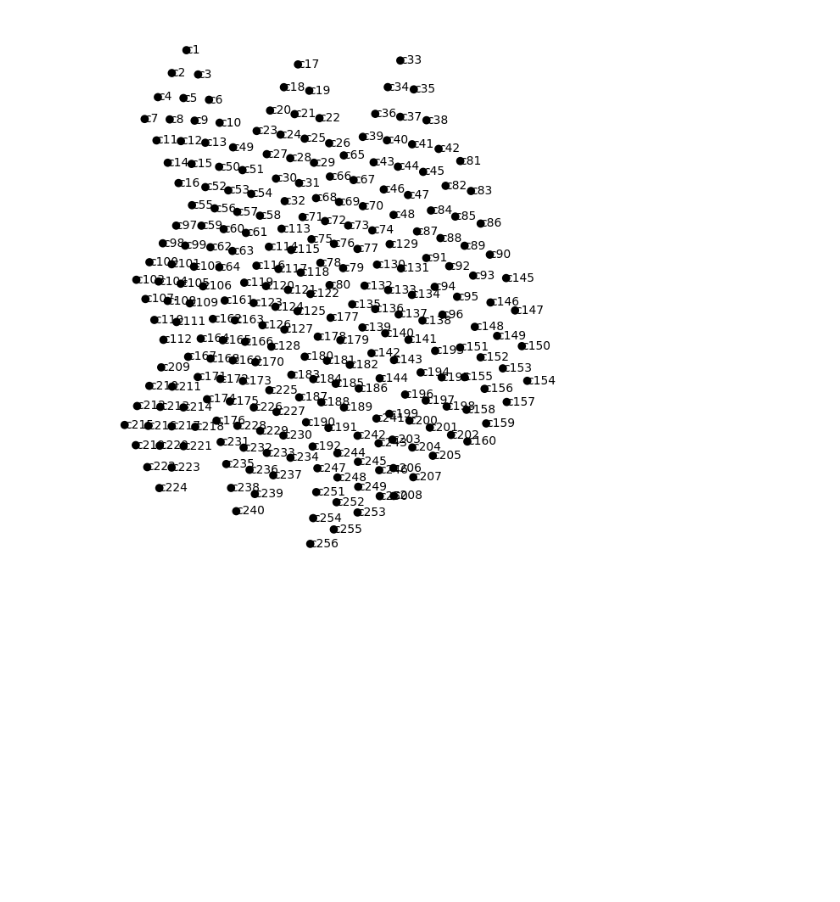
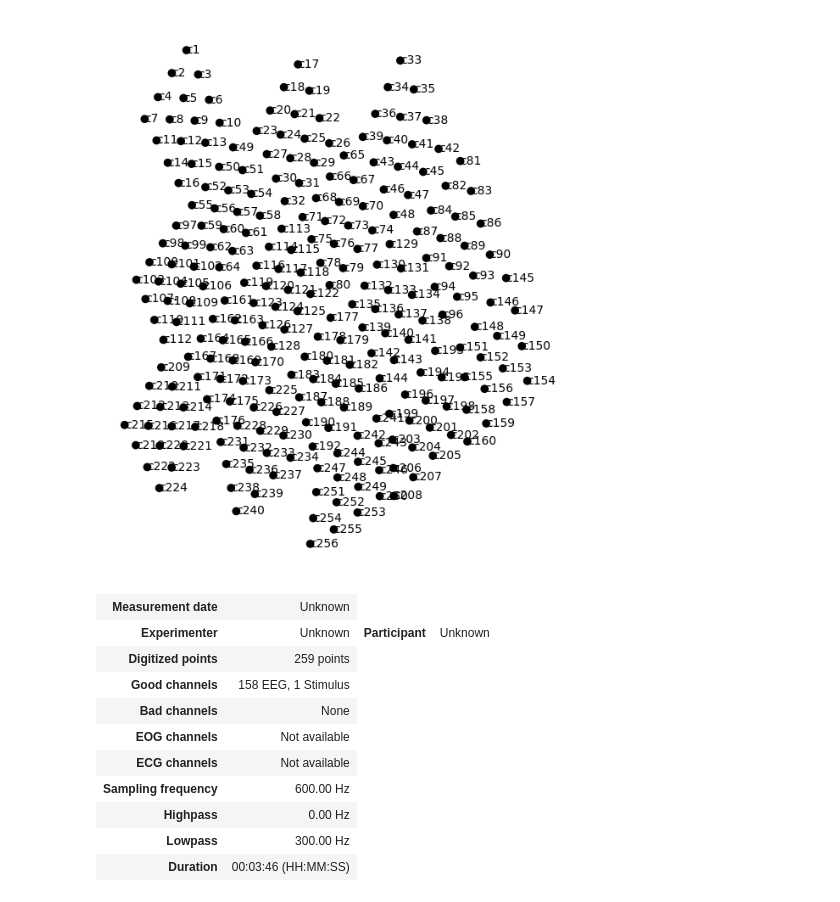
Before and after one commit to nemesgyadam/uHD-DL, a Jupyter notebook: load_data.ipynb, the cells around one changed output. Saved outputs shown, nothing was run; the diff lists cells and outputs as text; code cells hidden in the pictures; blank space fills up the shorter version.

```diff
--- a/load_data.ipynb
+++ b/load_data.ipynb
@@ -78,3 +78,20 @@ demo.plot_sensors(show_names=True)
 # %% [output]
 [figure]
 [figure]
+# %%
+out_of_ROI = [255, 256, 254, 251, 239, 240, 238, 235, 224, 222, 223, 219, 220, 221, 215, 216, 217, 213, 212, 211, 210, 209, 112, 110, 107, 108, 103, 104, 105, 101, 100, 99, 98, 97, 1, 2, 3, 4, 5, 6, 7, 8, 9, 10, 11, 12, 14, 15, 16, 23, 29, 26, 17, 18, 20, 19, 21, 24, 22, 25, 28, 33, 35, 38, 42, 81, 34, 37, 41, 45, 36, 40, 44, 39, 43, 145, 147, 150, 154, 157, 153, 149, 146, 93, 159, 156, 152, 148, 95, 160, 158, 155, 151, 96, 202, 198, 195, 193]
+out_names = ['c' + str(i) for i in out_of_ROI]
+
+demo.drop_channels(ch_names=out_names)
+# %% [output]
+| Measurement date | Unknown |
+| Experimenter | Unknown | Participant | Unknown |
+| Digitized points | 259 points |
+| Good channels | 158 EEG, 1 Stimulus |
+| Bad channels | None |
+| EOG channels | Not available |
+| ECG channels | Not available |
+| Sampling frequency | 600.00 Hz |
+| Highpass | 0.00 Hz |
+| Lowpass | 300.00 Hz |
+| Duration | 00:03:46 (HH:MM:SS) |
```
Also changed, not shown: parts of 4 cells of this notebook, 2 other files.
